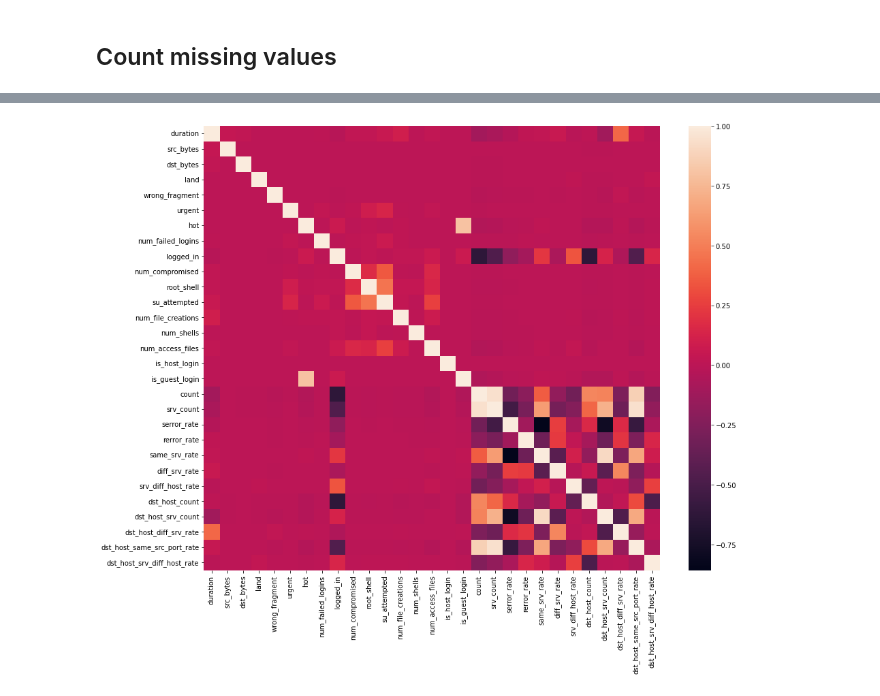
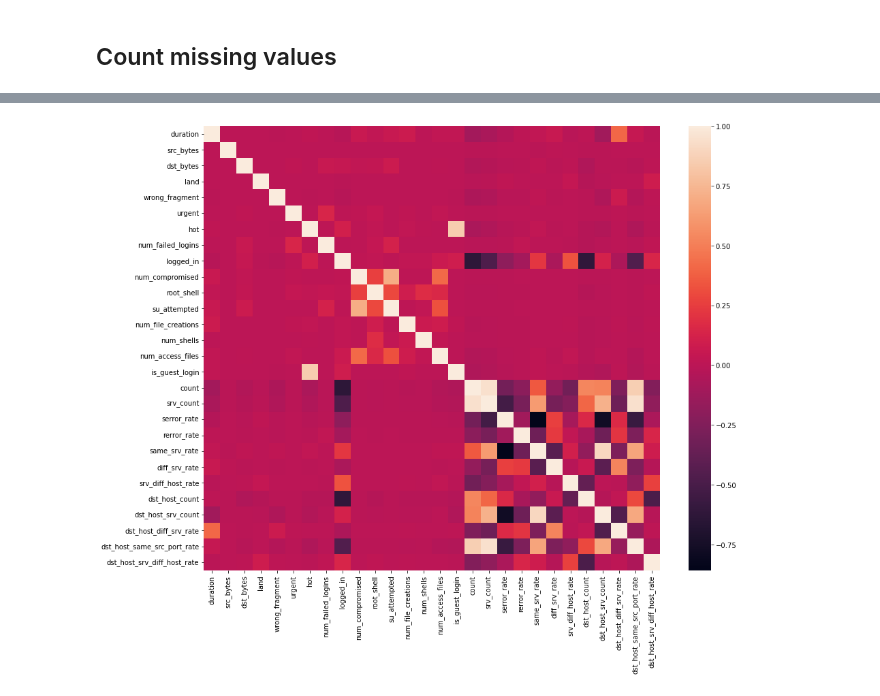
Before and after one commit to vladyslavmakartet/earin_labs, a Jupyter notebook: lab4/task.ipynb, the cells around one changed output, grey strips where cells are left out. Saved outputs shown, nothing was run; the diff lists cells and outputs as text; code cells hidden in the pictures.

```diff
--- a/lab4/task.ipynb
+++ b/lab4/task.ipynb
@@ -309,9 +188,8 @@ attacks_types = {
 }
 # %%
 #Adding Attack Type column
-df_train['Attack Type'] = df_train.target.apply(lambda r:attacks_types[r[:-1]])
-df_test['Attack Type'] = df_test.target.apply(lambda r:attacks_types[r[:-1]])
+df_test['attack_type'] = df_test.target.apply(lambda r:attacks_types[r[:-1]])
 
-df_train.head()
+df_test.head()
 # %% [output]
 |  | duration | protocol_type | service | flag | src_bytes | dst_bytes | land | wrong_fragment | urgent | ... |
@@ -369,12 +252,9 @@ plot_bar_graph('Attack Type')
 # %%
 # correlation
 
-
-df_train = df_train.dropna('columns')# drop columns with NaN
-
-df_train = df_train[[col for col in df_train if df_train[col].nunique() > 1]]# keep columns where there are more than 1 unique values
-
-corr = df_train.corr()
+df_test = df_test.dropna('columns')# drop columns with NaN
+df_test = df_test[[col for col in df_test if df_test[col].nunique() > 1]]# keep columns where there are more than 1 unique values
+corr = df_test.corr()
 
 plt.figure(figsize=(15,12))
 
@@ -427,32 +307,33 @@ dst_host_srv_rerror_rate to srv_rerror_rate: 0.9879088754808538
 # %%
 #highly correlated with num_compromised, should be ignored in analysis
-df_train.drop('num_root',axis = 1,inplace = True)
+df_test.drop('num_root',axis = 1,inplace = True)
 
 #highly correlated with serror_rate, should be ignored in analysis
-df_train.drop('srv_serror_rate',axis = 1,inplace = True)
+df_test.drop('srv_serror_rate',axis = 1,inplace = True)
 
 #highly correlated with rerror_rate, should be ignored in analysis
-df_train.drop('srv_rerror_rate',axis = 1, inplace=True)
+df_test.drop('srv_rerror_rate',axis = 1, inplace=True)
 
 #highly correlated with srv_serror_rate, should be ignored in analysis
-df_train.drop('dst_host_srv_serror_rate',axis = 1, inplace=True)
+df_test.drop('dst_host_srv_serror_rate',axis = 1, inplace=True)
 
 #highly correlated with rerror_rate, should be ignored in analysis
-df_train.drop('dst_host_serror_rate',axis = 1, inplace=True)
+df_test.drop('dst_host_serror_rate',axis = 1, inplace=True)
 
 #highly correlated with srv_rerror_rate, should be ignored in analysis
-df_train.drop('dst_host_rerror_rate',axis = 1, inplace=True)
+df_test.drop('dst_host_rerror_rate',axis = 1, inplace=True)
 
 #highly correlated with rerror_rate, should be ignored in analysis
-df_train.drop('dst_host_srv_rerror_rate',axis = 1, inplace=True)
+df_test.drop('dst_host_srv_rerror_rate',axis = 1, inplace=True)
 
 #highly correlated with dst_host_srv_count, should be ignored in analysis
-df_train.drop('dst_host_same_srv_rate',axis = 1, inplace=True)
+df_test.drop('dst_host_same_srv_rate',axis = 1, inplace=True)
 # %%
-df_train = df_train[[col for col in df_train if df_train[col].nunique() > 1]]# keep columns where there are more than 1 unique values
-corr = df_train.corr()
+df_test = df_test[[col for col in df_test if df_test[col].nunique() > 1]]# keep columns where there are more than 1 unique values
+df_test.drop('service',axis = 1,inplace= True)
+corr = df_test.corr()
 plt.figure(figsize=(15,12))
 sns.heatmap(corr)
 plt.show()
 # %% [output]
-[figure, old version]
+[figure, new version]
```
Also changed, not shown: parts of 41 cells of this notebook.
